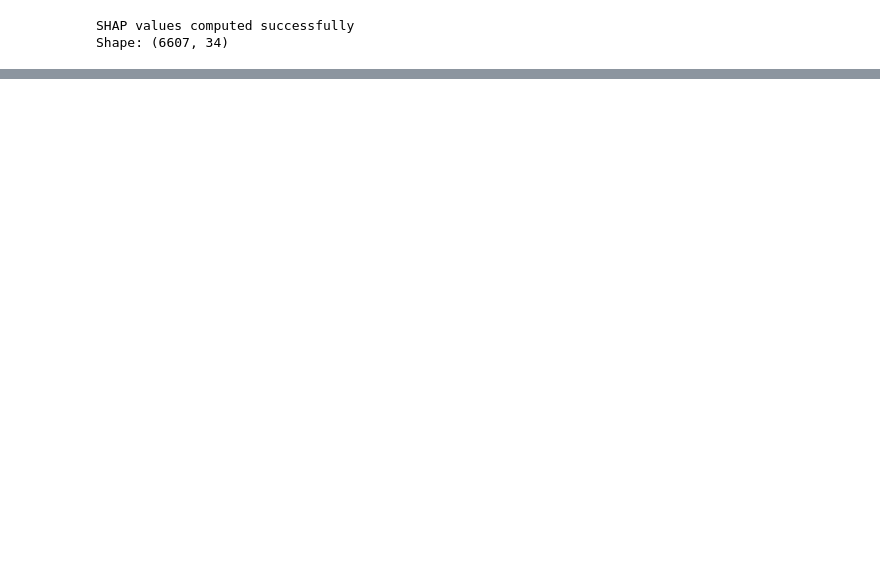
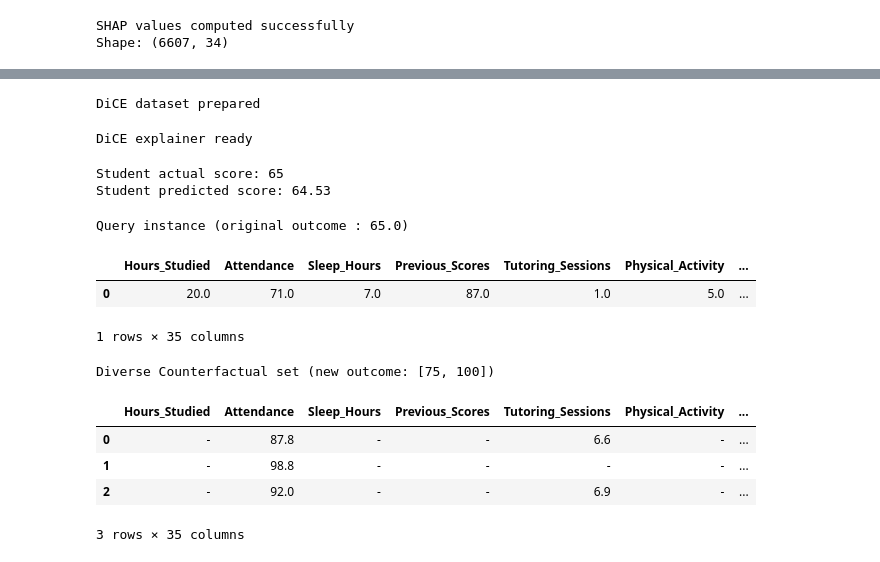
Before and after one commit to areeba-23/StudyPlan_AI, a Jupyter notebook: Deliverable_2/src/explainability.ipynb, the cells around one changed output, grey strips where cells are left out. Saved outputs shown, nothing was run; the diff lists cells and outputs as text; code cells hidden in the pictures; blank space fills up the shorter version.

```diff
--- a/Deliverable_2/src/explainability.ipynb
+++ b/Deliverable_2/src/explainability.ipynb
@@ -31,0 +80,58 @@ Shape: (6607, 34)
+# %%
+from sklearn.model_selection import train_test_split
+
+X_train, X_test, y_train, y_test = train_test_split(
+    X, y, test_size=0.20, random_state=42
+)
+
+# Convert all boolean columns to int
+X_train = X_train.astype(float)
+X_test = X_test.astype(float)
+
+# DiCE needs a combined dataframe
+train_df = X_train.copy()
+train_df['Exam_Score'] = y_train.values
+
+dice_data = dice_ml.Data(
+    dataframe=train_df,
+    continuous_features=list(X_train.columns),
+    outcome_name='Exam_Score'
+)
+
+print("DiCE dataset prepared")
+# %% [output]
+DiCE dataset prepared
+# %%
+dice_model = dice_ml.Model(model=model, backend='sklearn', model_type='regressor')
+dice_exp = Dice(dice_data, dice_model, method='random')
+
+print("DiCE explainer ready")
+# %% [output]
+DiCE explainer ready
+# %%
+query_instance = X_test.iloc[0:1]
+
+print("Student actual score:", y_test.iloc[0])
+print("Student predicted score:", model.predict(query_instance)[0].round(2))
+print()
+
+cf = dice_exp.generate_counterfactuals(
+    query_instance,
+    total_CFs=3,
+    desired_range=[75, 100]
+)
+
+cf.visualize_as_dataframe(show_only_changes=True)
+# %% [output]
+Student actual score: 65
+Student predicted score: 64.53
+Query instance (original outcome : 65.0)
+|  | Hours_Studied | Attendance | Sleep_Hours | Previous_Scores | Tutoring_Sessions | Physical_Activity | ... |
+| 0 | 20.0 | 71.0 | 7.0 | 87.0 | 1.0 | 5.0 | ... |
+1 rows × 35 columns
+Diverse Counterfactual set (new outcome: [75, 100])
+|  | Hours_Studied | Attendance | Sleep_Hours | Previous_Scores | Tutoring_Sessions | Physical_Activity | ... |
+| 0 | - | 87.8 | - | - | 6.6 | - | ... |
+| 1 | - | 98.8 | - | - | - | - | ... |
+| 2 | - | 92.0 | - | - | 6.9 | - | ... |
+3 rows × 35 columns
```
Also changed, not shown: parts of 4 cells of this notebook, 4 other files.
